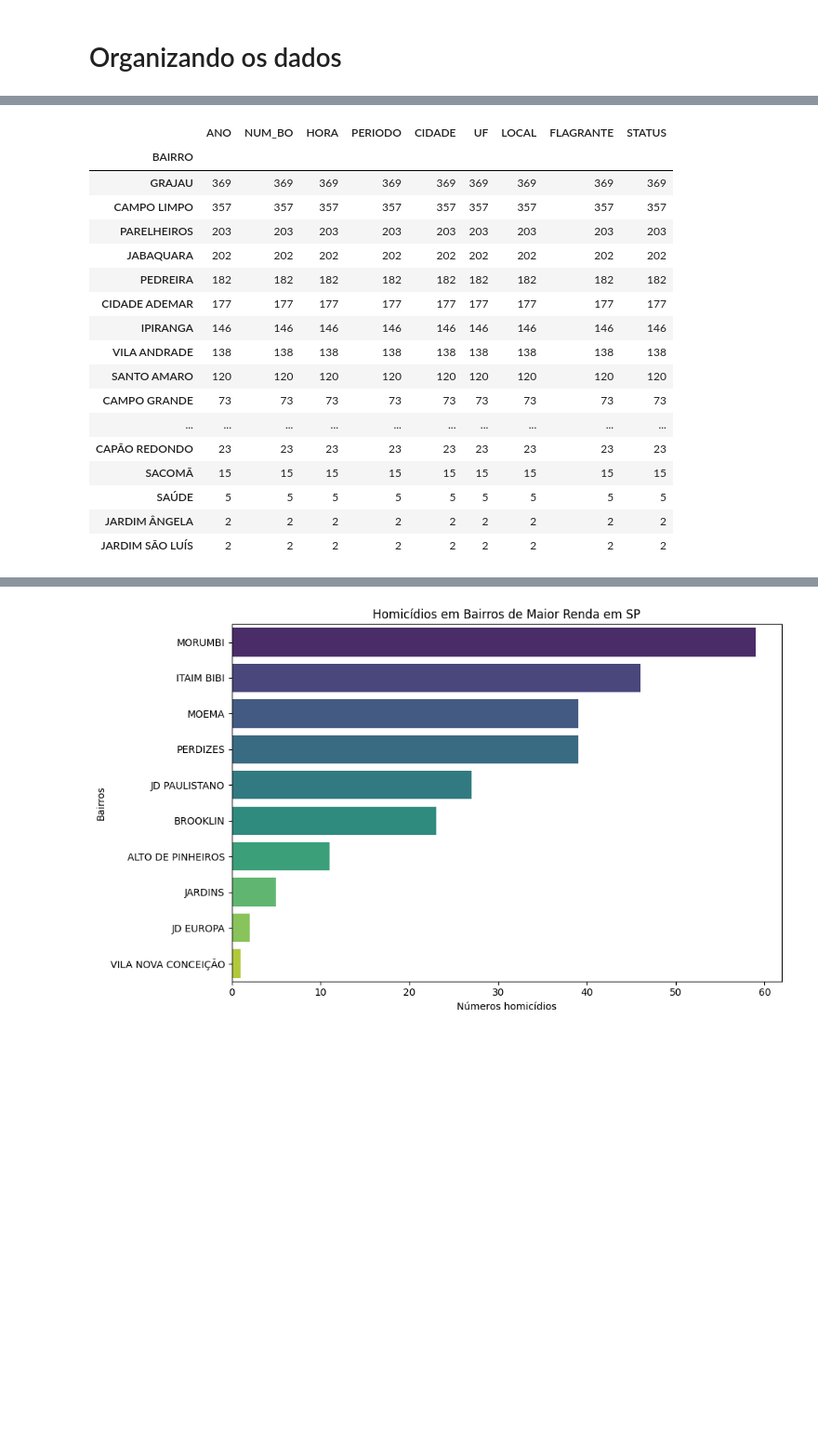
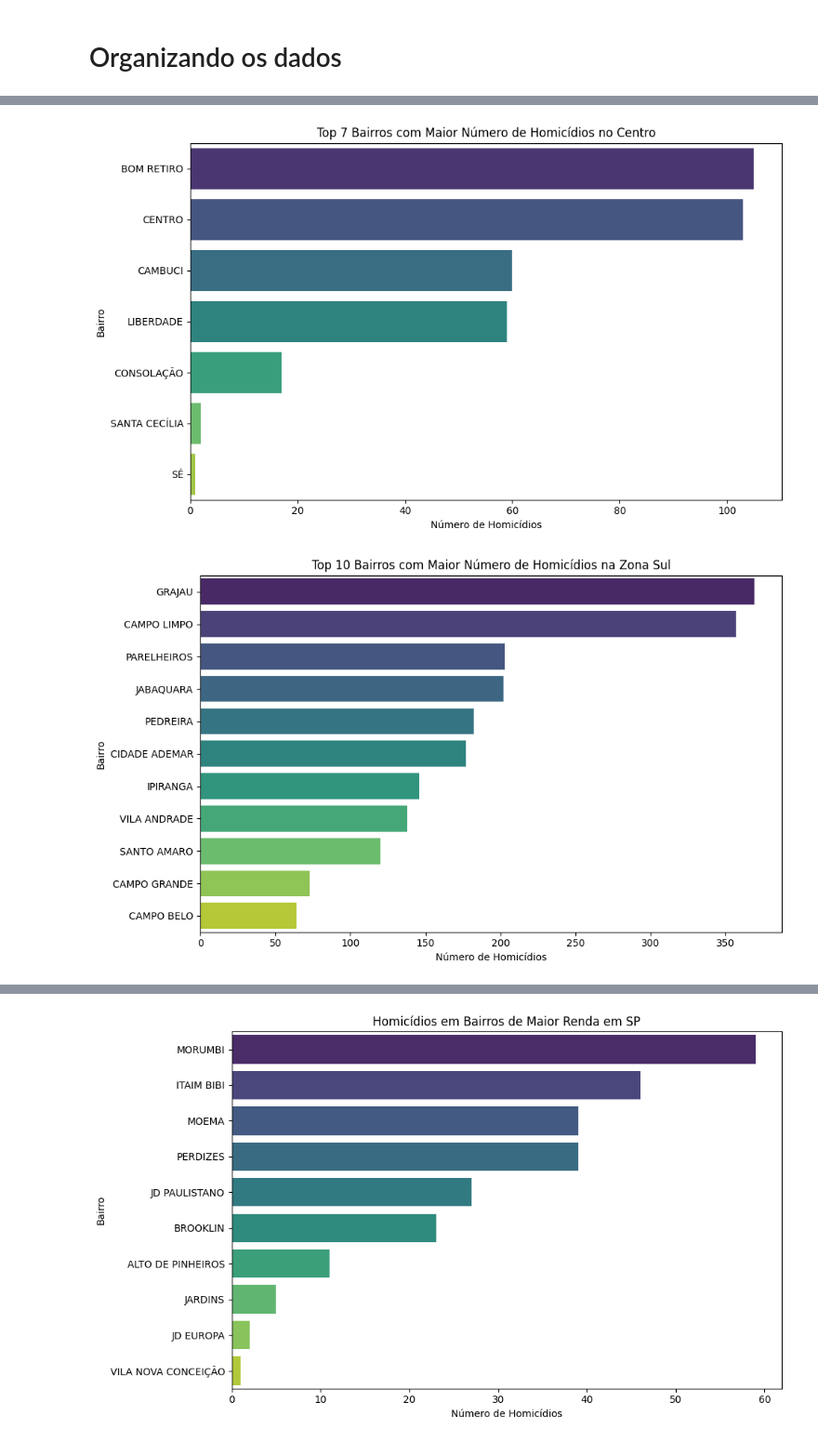
Before and after one commit to Pennini/Curso-Python-2022, a Jupyter notebook: Projeto_Final/projeto_final_crimes.ipynb, the cells around one changed output, grey strips where cells are left out. Shown at 93% size. Cells and saved outputs as stored; diff of their text form; code cells hidden in the pictures; blank space fills up the shorter version.

```diff
--- a/Projeto_Final/projeto_final_crimes.ipynb
+++ b/Projeto_Final/projeto_final_crimes.ipynb
@@ -230,0 +258,7 @@ centro, centro_hom = maiuscula(centro_bairros)
+# %%
+centro_bairros = ["Sé Bela Vista", "Bom Retiro", "Cambuci", "Consolação", "Liberdade", "República", "Santa Cecília", "Sé", "Centro"]
+centro, centro_hom = maiuscula(centro_bairros)
+
+plot_zona(centro_hom, "Top 7 Bairros com Maior Número de Homicídios no Centro")
+# %% [output]
+[figure, added]
@@ -231,23 +267,8 @@ centro, centro_hom = maiuscula(centro_bairros)
 # %%
 sul_bairros = ["Campo Limpo", "Capão Redondo", "Vila Andrade", "Capela do Socorro Cidade Dutra", "Grajau", "Socorro", "Cidade Ademar", "Pedreira", "Ipiranga", "Sacomã", "Jabaquara", "M'Boi Mirim", "Jardim Ângela", "Jardim São Luís", "Parelheiros", "Marsilac", "Santo Amaro", "Campo Belo", "Campo Grande", "Santo Amaro", "Moema", "Saúde", "Vila Mariana"]
+
 sul, sul_hom = maiuscula(sul_bairros)
-sul_hom
+
+plot_zona(sul_hom, "Top 10 Bairros com Maior Número de Homicídios na Zona Sul")
 # %% [output]
-|  | ANO | NUM_BO | HORA | PERIODO | CIDADE | UF | LOCAL | FLAGRANTE | STATUS |
-| BAIRRO |  |  |  |  |  |  |  |  |  |
-| GRAJAU | 369 | 369 | 369 | 369 | 369 | 369 | 369 | 369 | 369 |
-| CAMPO LIMPO | 357 | 357 | 357 | 357 | 357 | 357 | 357 | 357 | 357 |
-| PARELHEIROS | 203 | 203 | 203 | 203 | 203 | 203 | 203 | 203 | 203 |
-| JABAQUARA | 202 | 202 | 202 | 202 | 202 | 202 | 202 | 202 | 202 |
-| PEDREIRA | 182 | 182 | 182 | 182 | 182 | 182 | 182 | 182 | 182 |
-| CIDADE ADEMAR | 177 | 177 | 177 | 177 | 177 | 177 | 177 | 177 | 177 |
-| IPIRANGA | 146 | 146 | 146 | 146 | 146 | 146 | 146 | 146 | 146 |
-| VILA ANDRADE | 138 | 138 | 138 | 138 | 138 | 138 | 138 | 138 | 138 |
-| SANTO AMARO | 120 | 120 | 120 | 120 | 120 | 120 | 120 | 120 | 120 |
-| CAMPO GRANDE | 73 | 73 | 73 | 73 | 73 | 73 | 73 | 73 | 73 |
-| ... | ... | ... | ... | ... | ... | ... | ... | ... | ... |
-| CAPÃO REDONDO | 23 | 23 | 23 | 23 | 23 | 23 | 23 | 23 | 23 |
-| SACOMÃ | 15 | 15 | 15 | 15 | 15 | 15 | 15 | 15 | 15 |
-| SAÚDE | 5 | 5 | 5 | 5 | 5 | 5 | 5 | 5 | 5 |
-| JARDIM ÂNGELA | 2 | 2 | 2 | 2 | 2 | 2 | 2 | 2 | 2 |
-| JARDIM SÃO LUÍS | 2 | 2 | 2 | 2 | 2 | 2 | 2 | 2 | 2 |
+[figure, added]
```
Also changed, not shown: parts of 22 cells of this notebook.
